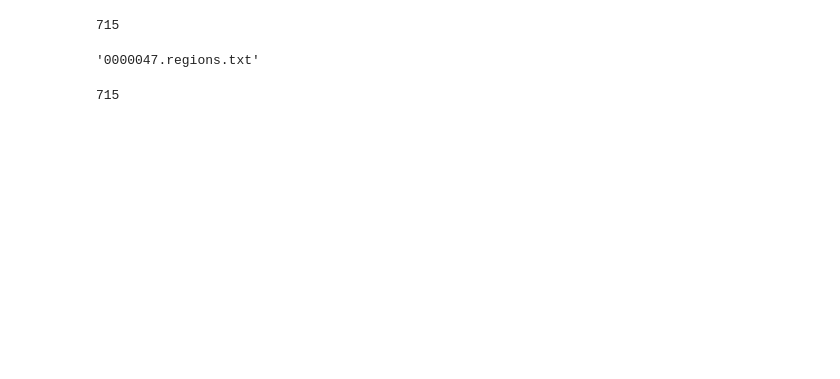
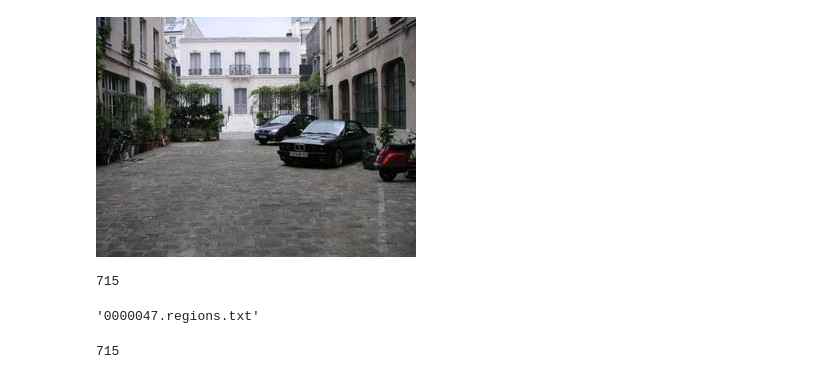
Before and after one commit to nexus-kgp/adseg, a Jupyter notebook: dataloader_SBD.ipynb, the cells around one changed output. Drawn from its saved outputs; the diff is of its cells as text; code cells hidden in the pictures; blank space fills up the shorter version.

```diff
--- a/dataloader_SBD.ipynb
+++ b/dataloader_SBD.ipynb
@@ -68,2 +68,3 @@ class SFBD(Dataset):
 # %%
-sf = SFBD(image_path="iccv09Data/images/",region_path="iccv09Data/regions/")
+#instatiate
+sf = SFBD(image_path="./images/",region_path="./regions_h5py/")
@@ -70,3 +92,7 @@ sf = SFBD(image_path="iccv09Data/images/",region_path="iccv09Data/regions/")
+# %%
+PIL.Image.fromarray(sf[3]['image'])
+# %% [output]
+[figure, added]
 # %%
 len(sf)
 # %% [output]
```
Also changed, not shown: parts of 13 cells of this notebook.
